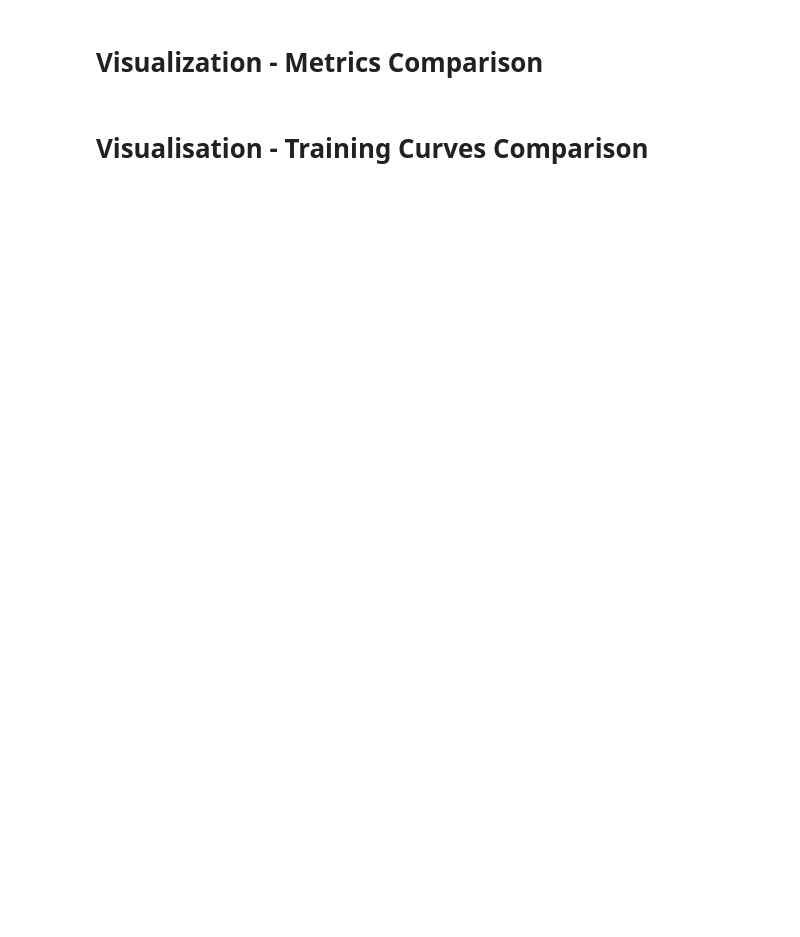
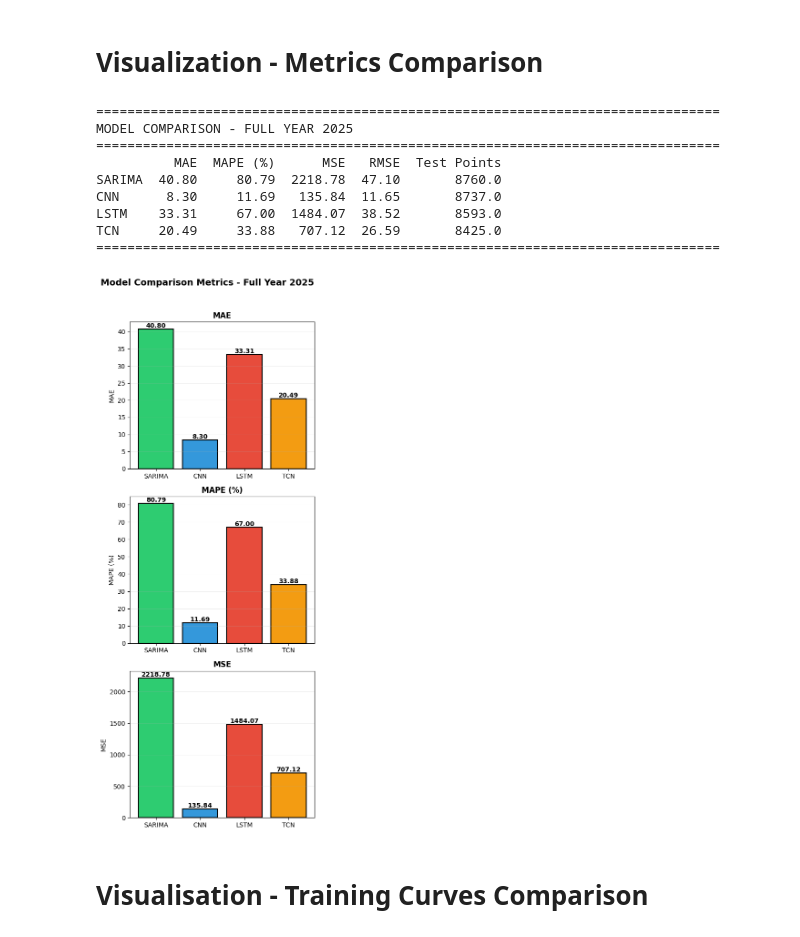
Before and after one commit to The-European-Avengers/MAJJ-ADL-eris, a Jupyter notebook: ml/model_comparison.ipynb, the cells around one changed output. Cells and saved outputs as stored; diff of their text form; code cells hidden in the pictures; blank space fills up the shorter version.

```diff
--- a/ml/model_comparison.ipynb
+++ b/ml/model_comparison.ipynb
@@ -541,34 +631,45 @@ comparison_df = comparison_df.round(2)
 
 print("\n" + "="*80)
 print("MODEL COMPARISON - FULL YEAR 2025")
 print("="*80)
 print(comparison_df)
 print("="*80)
 
-fig, axes = plt.subplots(1, 3, figsize=(15, 5))
+fig, axes = plt.subplots(3, 1, figsize=(5, 12))
 metrics_to_plot = ['MAE', 'MAPE (%)', 'MSE']
 colors = ['#2ecc71', '#3498db', '#e74c3c', '#f39c12']
 
 for idx, metric in enumerate(metrics_to_plot):
     ax = axes[idx]
     values = comparison_df[metric].values
     models = comparison_df.index
 
     bars = ax.bar(models, values, color=colors[:len(models)], edgecolor='black', linewidth=1.5)
     ax.set_title(metric, fontsize=12, fontweight='bold')
     ax.set_ylabel(metric)
     ax.grid(True, alpha=0.3, axis='y')
 
     # Add value labels on bars
     for bar, val in zip(bars, values):
         height = bar.get_height()
         ax.text(bar.get_x() + bar.get_width()/2., height,
                 f'{val:.2f}', ha='center', va='bottom', fontweight='bold', fontsize=10)
 
 plt.suptitle('Model Comparison Metrics - Full Year 2025', fontsize=14, fontweight='bold', y=1.02)
 plt.tight_layout()
 plt.savefig('model_metrics_comparison.png', dpi=150, bbox_inches='tight')
 plt.show()
+# %% [output]
+================================================================================
+MODEL COMPARISON - FULL YEAR 2025
+================================================================================
+          MAE  MAPE (%)      MSE   RMSE  Test Points
+SARIMA  40.80     80.79  2218.78  47.10       8760.0
+CNN      8.30     11.69   135.84  11.65       8737.0
+LSTM    33.31     67.00  1484.07  38.52       8593.0
+TCN     20.49     33.88   707.12  26.59       8425.0
+================================================================================
+[figure, added]
 # %% [markdown]
 # Visualisation - Training Curves Comparison
 # %%
```
Also changed, not shown: parts of 4 cells of this notebook, 2 other files.
